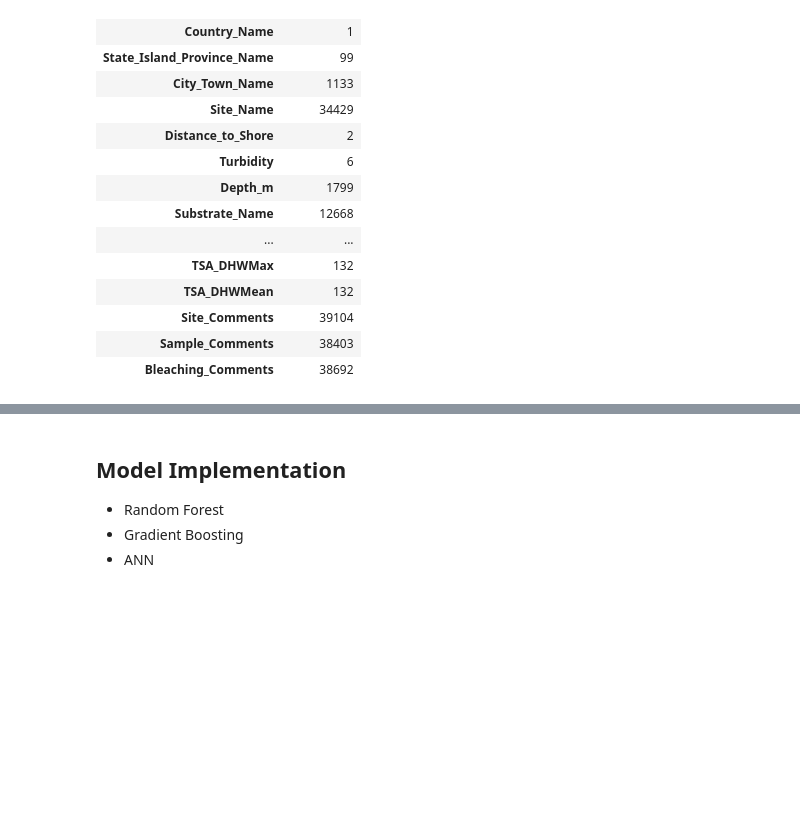
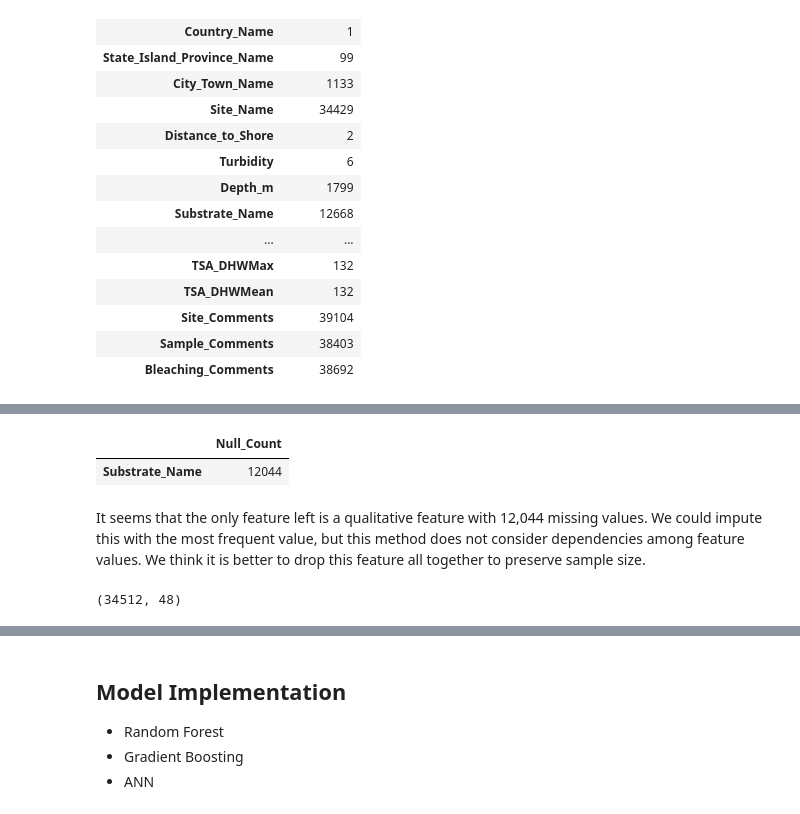
Before and after one commit to jc9536/CoralBleaching, a Jupyter notebook: CoralBleaching.ipynb, the cells around one changed output, grey strips where cells are left out. Drawn from its saved outputs; the diff is of its cells as text; code cells hidden in the pictures; blank space fills up the shorter version.

Commit message:
Drop features, impute, feature selection

```diff
--- a/CoralBleaching.ipynb
+++ b/CoralBleaching.ipynb
@@ -134,0 +127,10 @@ plt.show()
+# %%
+# Drop irrelevant/redundant features
+bleach_CL_df = bleach_df.drop(['Site_ID', 'Sample_ID', 'Data_Source', 'Date_Day', 'Date', 'Reef_ID', 'State_Island_Province_Name', 'City_Town_Name',
+                                    'Site_Name', 'Bleaching_Level', 'Site_Comments', 'Sample_Comments', 'Bleaching_Comments'], axis=1)
+
+# Drop any rows where the target feature is null and some missing qualitative rows
+
+bleach_CL_df = bleach_CL_df[bleach_CL_df['Percent_Bleaching'].notna()]
+bleach_CL_df = bleach_CL_df[bleach_CL_df['Ecoregion_Name'].notna()]
+bleach_CL_df = bleach_CL_df[bleach_CL_df['Country_Name'].notna()]
@@ -134,0 +494,10 @@ plt.show()
+# %%
+# Let's check for any missing values again
+# Number of missing data within each feature
+null_df = pd.DataFrame(bleach_CL_df.isna().sum(), columns=['Null_Count'])
+null_df[null_df['Null_Count'] != 0]
+# %% [output]
+|  | Null_Count |
+| Substrate_Name | 12044 |
+# %% [markdown]
+It seems that the only feature left is a qualitative feature with 12,044 missing values. We could impute this with the most frequent value, but this method does not consider dependencies among feature values. We think it is better to drop this feature all together to preserve sample size.
@@ -134,0 +507,5 @@ plt.show()
+# %%
+# Final shape of the dataset
+bleach_CL_df.shape
+# %% [output]
+(34512, 48)
```
Also changed, not shown: parts of 25 cells of this notebook.
